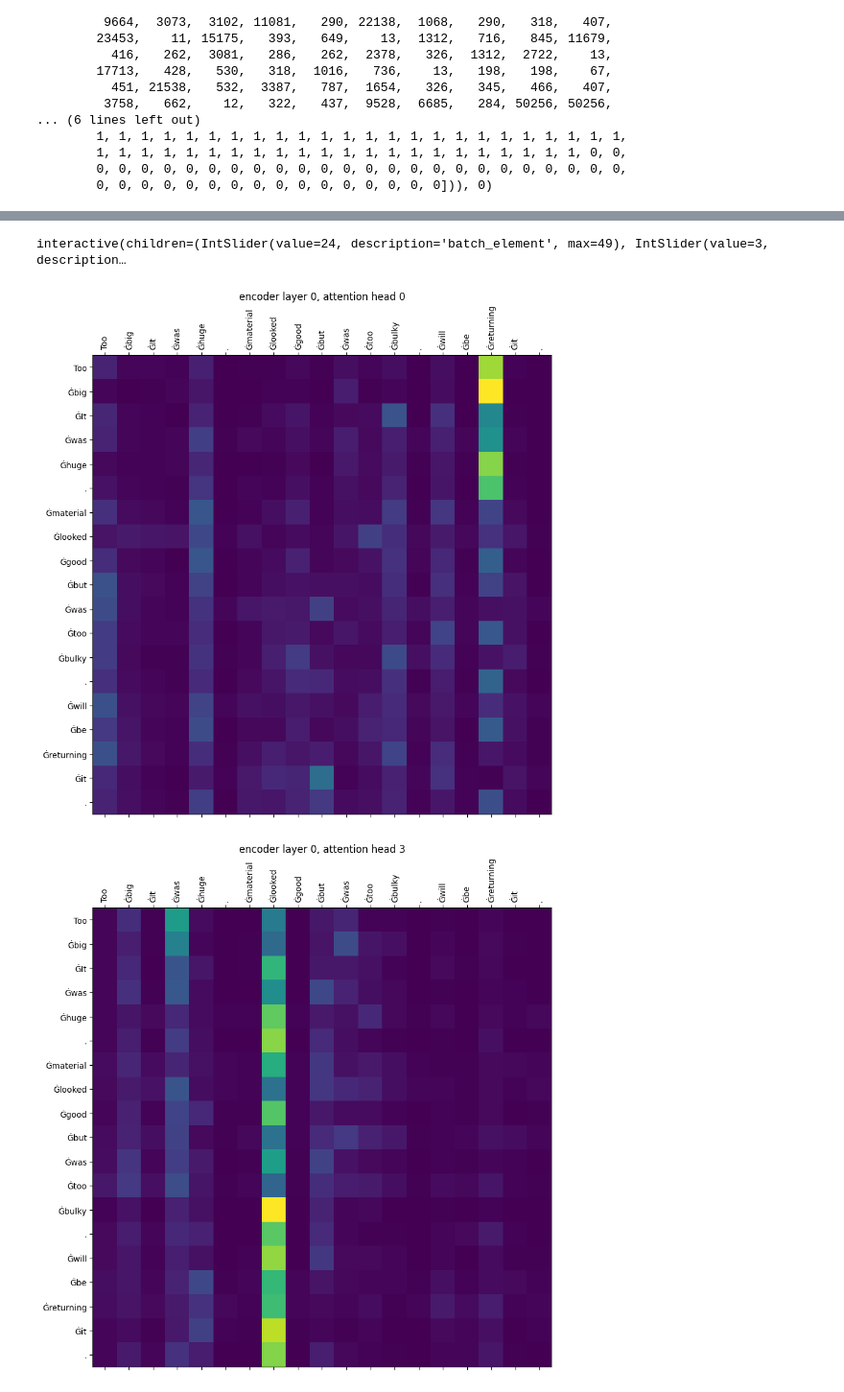
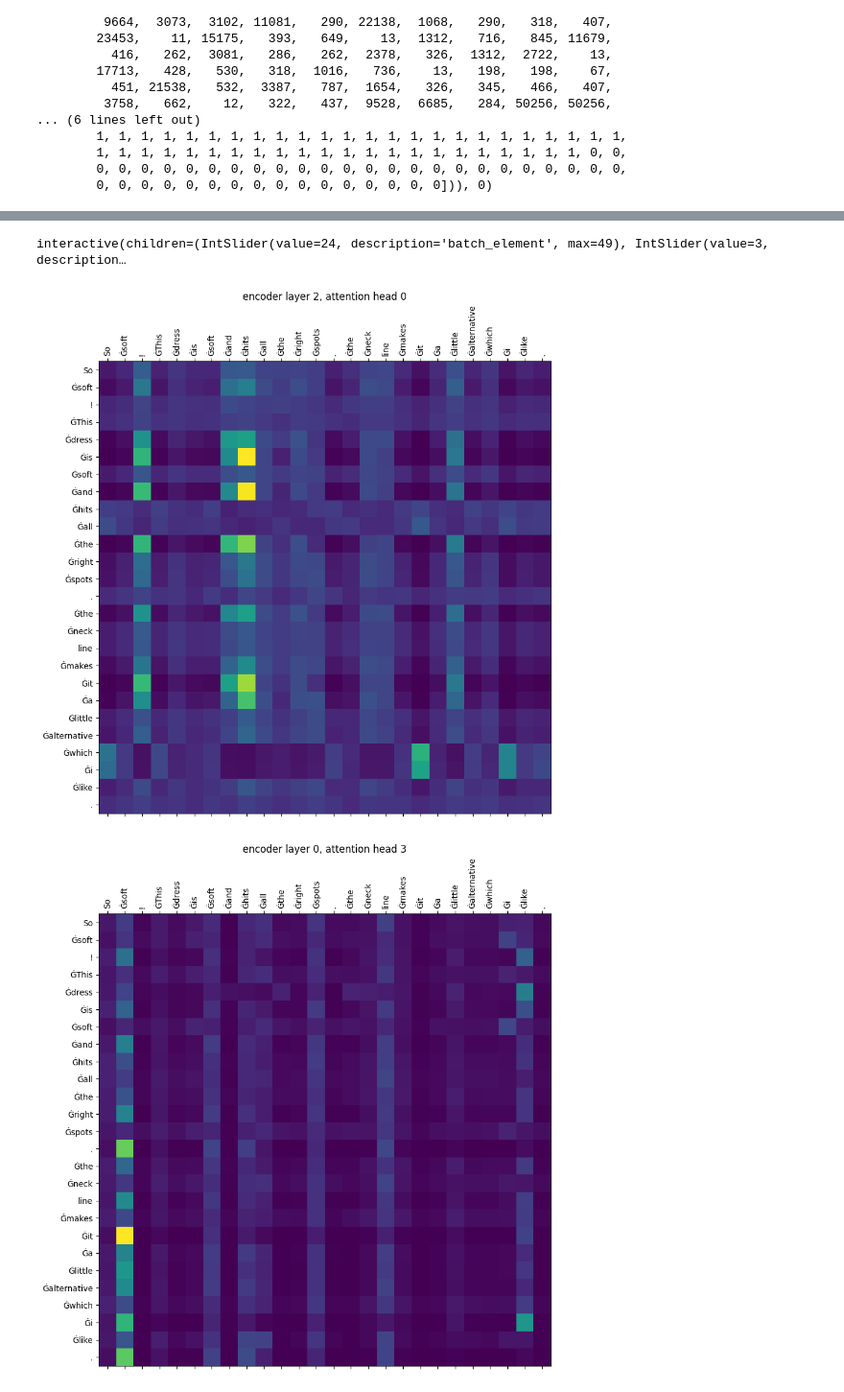
Before and after one commit to culv/transformer_from_scratch, a Jupyter notebook: train_encoder.ipynb, the cells around one changed output, grey strips where cells are left out. Shown: that part at 96% size. Cells and saved outputs as stored; diff of their text form; code cells hidden in the pictures.

```diff
--- a/train_encoder.ipynb
+++ b/train_encoder.ipynb
@@ -179,35 +180,32 @@ epoch=4, iter=1700, loss=0.0231, accuracy=1.0000, precision=1.0000, recall=1.000
 # %%
 from ipywidgets import interact
 import matplotlib.pyplot as plt
 import numpy as np
 
 # Moving stuff to CPU so we dont have to do it each time we adjust the visualization sliders
 x_ = x.cpu()
 attns = []
 for enc_layer in model.encoder.encoder_layers:
-    layer_attns = []
-    for head in enc_layer.multihead_self_attention.attentions:
-        layer_attns.append(head.detach().cpu())
-    attns.append(layer_attns)
+    attns.append(enc_layer.multihead_self_attention.attentions.detach().cpu())
 
 
 def visualize_attention(batch_element, attention_head, encoder_layer):
     inp = t.convert_ids_to_tokens(x_[batch_element])
     lim = (x_[batch_element] == 50256).to(int).argmax().item()
 
     fig, ax = plt.subplots(figsize=(10, 10))
-    ax.matshow(attns[encoder_layer][attention_head][batch_element][:lim,:lim])
+    ax.matshow(attns[encoder_layer][batch_element][attention_head][:lim,:lim])
     ax.set_yticks(np.arange(0, lim));#seq_len));
     ax.set_yticklabels(inp[:lim]);
     ax.set_xticks(np.arange(0, lim));#seq_len));
     ax.set_xticklabels(inp[:lim], rotation="vertical");
     ax.set_title(f"encoder layer {encoder_layer}, attention head {attention_head}");
 
 interact(visualize_attention, attention_head=(0,7,1), batch_element=(0,x_.shape[0]-1,1), encoder_layer=(0,5,1))
-visualize_attention(35, 0, 0)
-visualize_attention(35, 3, 0)
-visualize_attention(35, 4, 3)
+visualize_attention(24, 0, 2)
+visualize_attention(24, 3, 0)
+visualize_attention(24, 4, 2)
 # %% [output]
 interactive(children=(IntSlider(value=24, description='batch_element', max=49), IntSlider(value=3, description…
-[figure, old version]
+[figure, new version]
-[figure, old version]
+[figure, new version]
```
Also changed, not shown: parts of 5 cells of this notebook.
